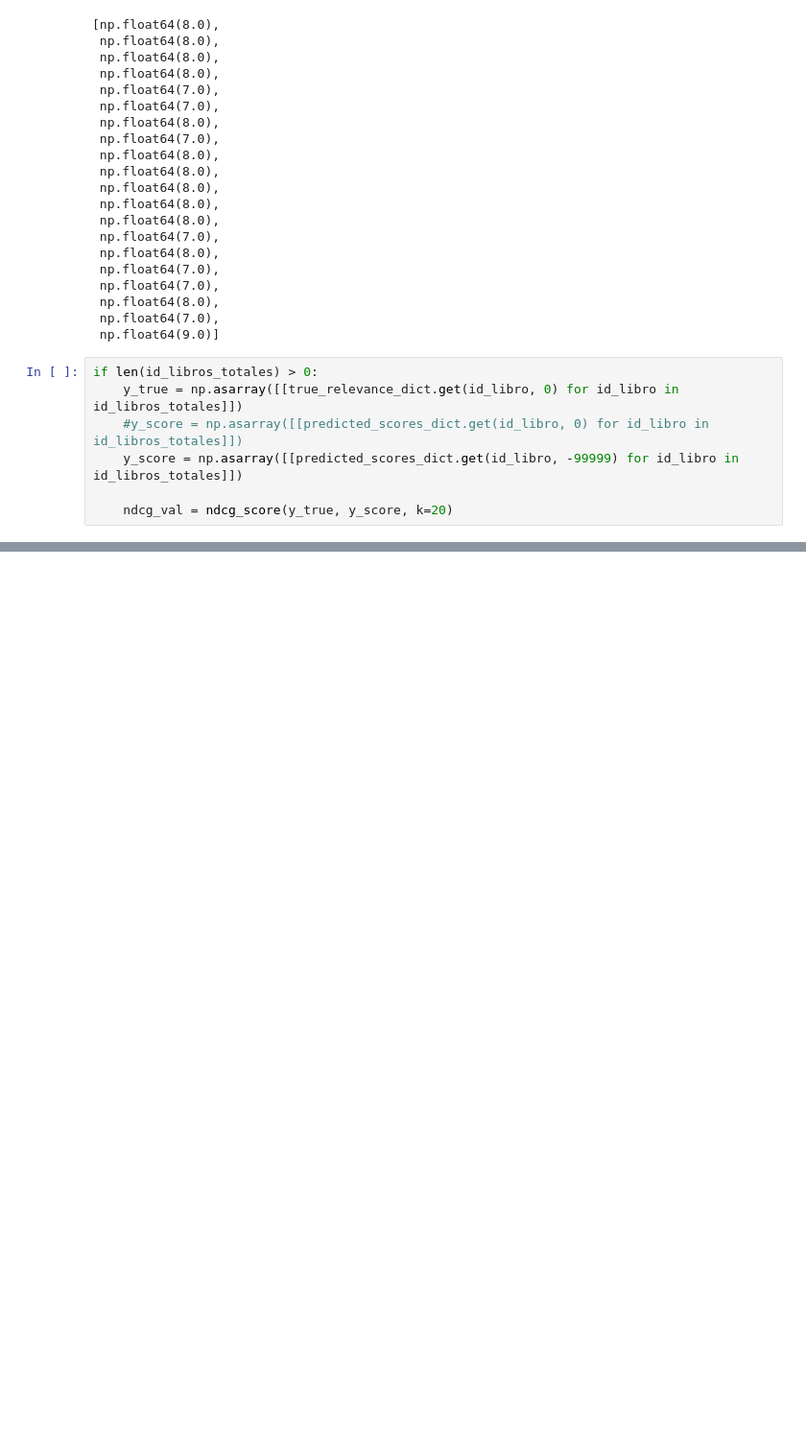
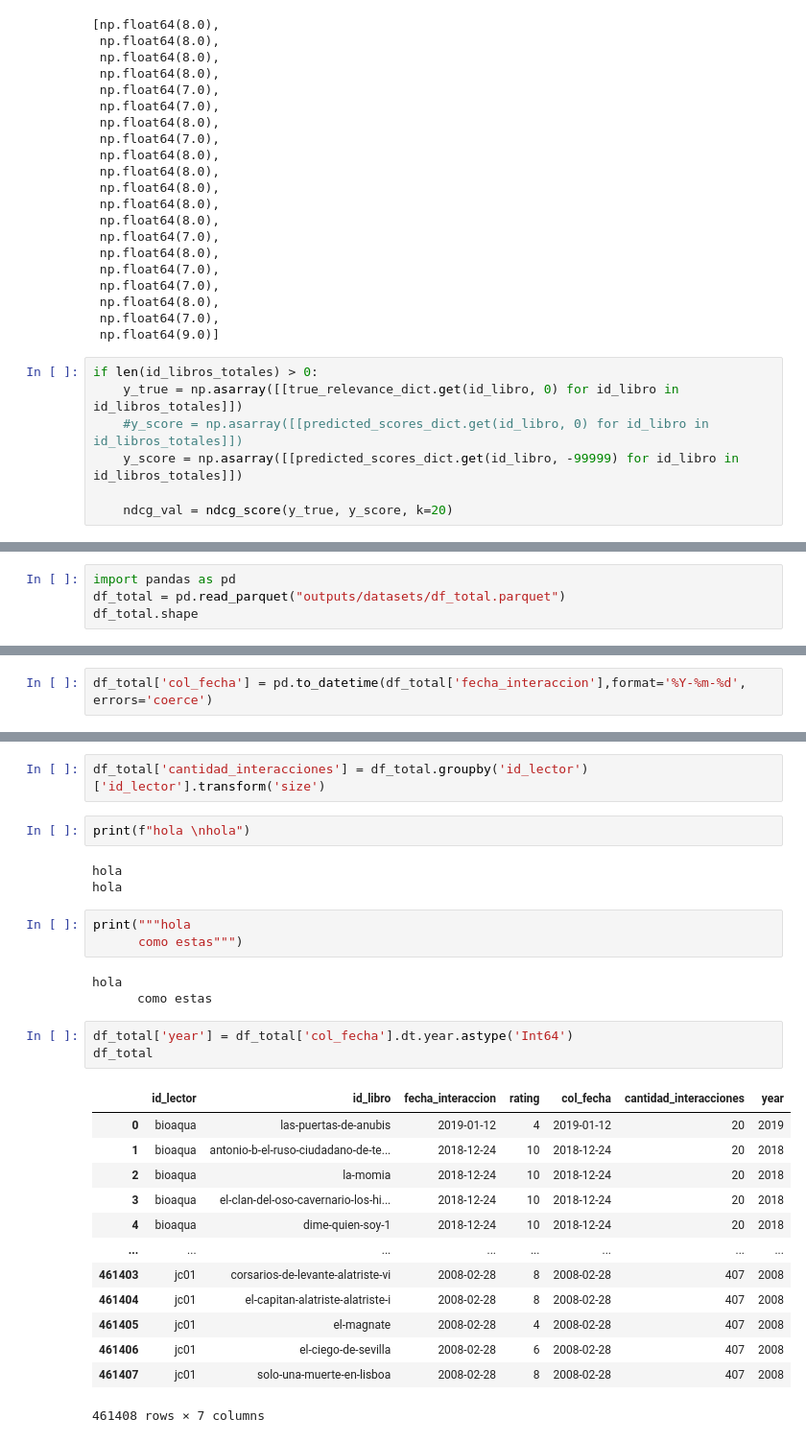
Before and after one commit to CLCHRISLOMBARDO/book-recommendation-system, a Jupyter notebook: test.ipynb, the cells around one changed output, grey strips where cells are left out. Shown at 96% size. Drawn from its saved outputs; the diff is of its cells as text; blank space fills up the shorter version.

```diff
--- a/test.ipynb
+++ b/test.ipynb
@@ -454,0 +2096,4 @@ if len(id_libros_totales) > 0:
+# %%
+import pandas as pd
+df_total = pd.read_parquet("outputs/datasets/df_total.parquet")
+df_total.shape
@@ -454,0 +2111,2 @@ if len(id_libros_totales) > 0:
+# %%
+df_total['col_fecha'] = pd.to_datetime(df_total['fecha_interaccion'],format='%Y-%m-%d', errors='coerce')
@@ -454,0 +2158,30 @@ if len(id_libros_totales) > 0:
+# %%
+df_total['cantidad_interacciones'] = df_total.groupby('id_lector')['id_lector'].transform('size')
+# %%
+print(f"hola \nhola")
+# %% [output]
+hola
+hola
+# %%
+print("""hola
+      como estas""")
+# %% [output]
+hola
+      como estas
+# %%
+df_total['year'] = df_total['col_fecha'].dt.year.astype('Int64')
+df_total
+# %% [output]
+|  | id_lector | id_libro | fecha_interaccion | rating | col_fecha | cantidad_interacciones | year |
+| 0 | bioaqua | las-puertas-de-anubis | 2019-01-12 | 4 | 2019-01-12 | 20 | 2019 |
+| 1 | bioaqua | antonio-b-el-ruso-ciudadano-de-te... | 2018-12-24 | 10 | 2018-12-24 | 20 | 2018 |
+| 2 | bioaqua | la-momia | 2018-12-24 | 10 | 2018-12-24 | 20 | 2018 |
+| 3 | bioaqua | el-clan-del-oso-cavernario-los-hi... | 2018-12-24 | 10 | 2018-12-24 | 20 | 2018 |
+| 4 | bioaqua | dime-quien-soy-1 | 2018-12-24 | 10 | 2018-12-24 | 20 | 2018 |
+| ... | ... | ... | ... | ... | ... | ... | ... |
+| 461403 | jc01 | corsarios-de-levante-alatriste-vi | 2008-02-28 | 8 | 2008-02-28 | 407 | 2008 |
+| 461404 | jc01 | el-capitan-alatriste-alatriste-i | 2008-02-28 | 8 | 2008-02-28 | 407 | 2008 |
+| 461405 | jc01 | el-magnate | 2008-02-28 | 4 | 2008-02-28 | 407 | 2008 |
+| 461406 | jc01 | el-ciego-de-sevilla | 2008-02-28 | 6 | 2008-02-28 | 407 | 2008 |
+| 461407 | jc01 | solo-una-muerte-en-lisboa | 2008-02-28 | 8 | 2008-02-28 | 407 | 2008 |
+461408 rows × 7 columns
```
Also changed, not shown: parts of 156 cells of this notebook, 24 other files.
